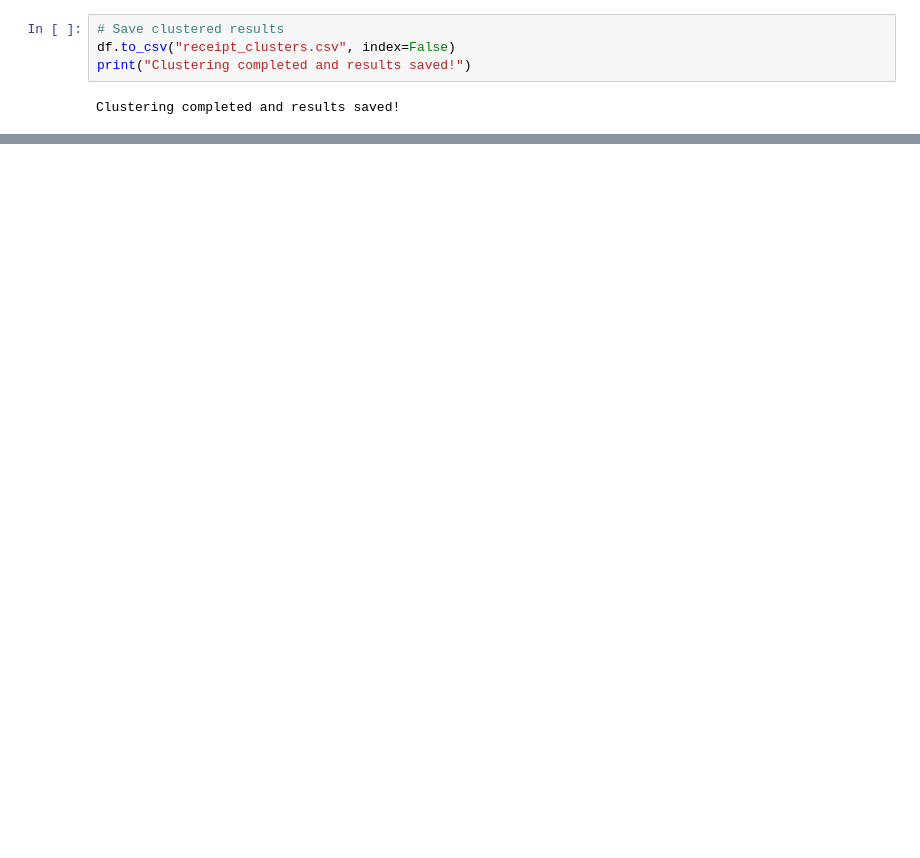
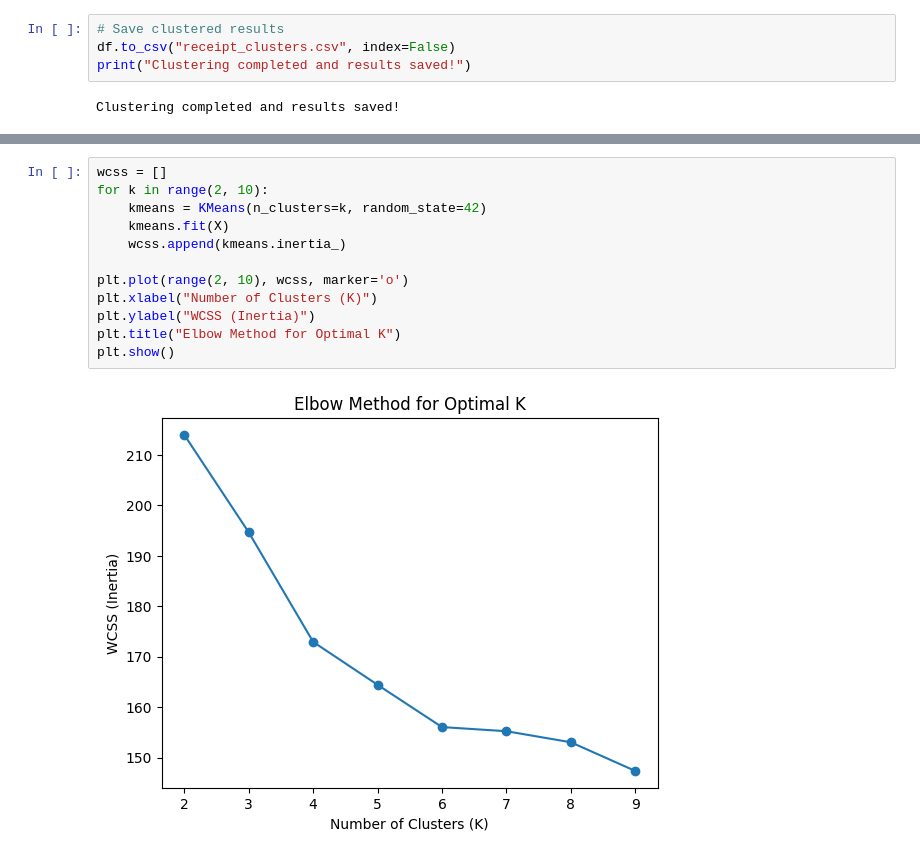
Before and after one commit to VuAnh183/Receipt-Information-Extractor, a Jupyter notebook: CompaniesClustering.ipynb, the cells around one changed output, grey strips where cells are left out. Cells and saved outputs as stored; diff of their text form; blank space fills up the shorter version.

Commit message:
VuAnh: Added clustering evaluation

```diff
--- a/CompaniesClustering.ipynb
+++ b/CompaniesClustering.ipynb
@@ -84,0 +99,14 @@ Clustering completed and results saved!
+# %%
+wcss = []
+for k in range(2, 10):
+    kmeans = KMeans(n_clusters=k, random_state=42)
+    kmeans.fit(X)
+    wcss.append(kmeans.inertia_)
+
+plt.plot(range(2, 10), wcss, marker='o')
+plt.xlabel("Number of Clusters (K)")
+plt.ylabel("WCSS (Inertia)")
+plt.title("Elbow Method for Optimal K")
+plt.show()
+# %% [output]
+[figure, added]
```
Also changed, not shown: parts of 5 cells of this notebook.
